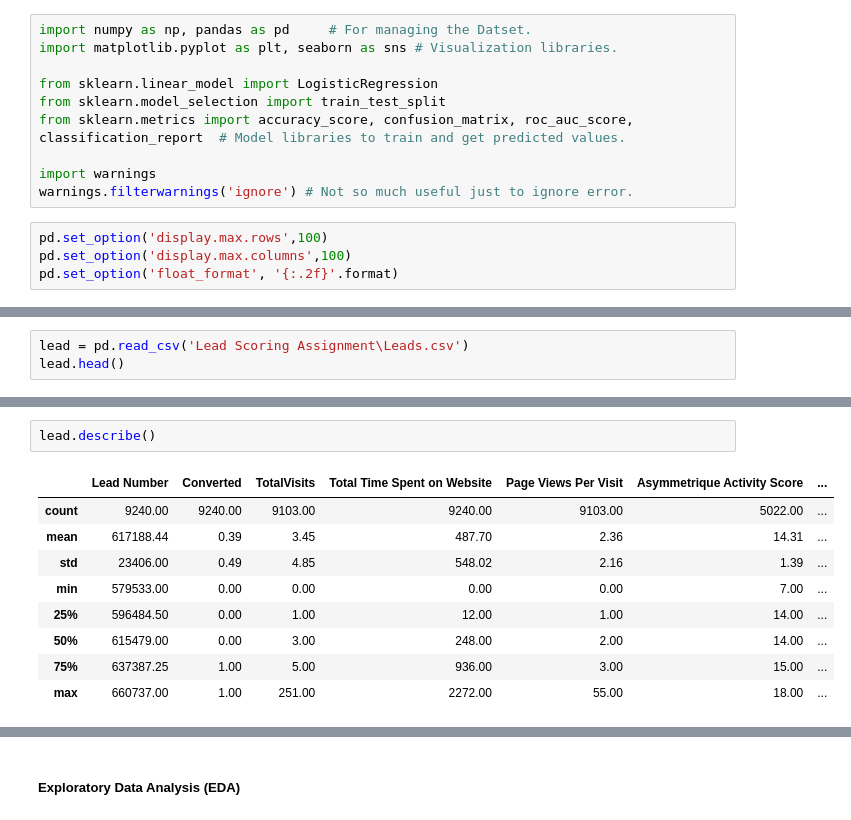
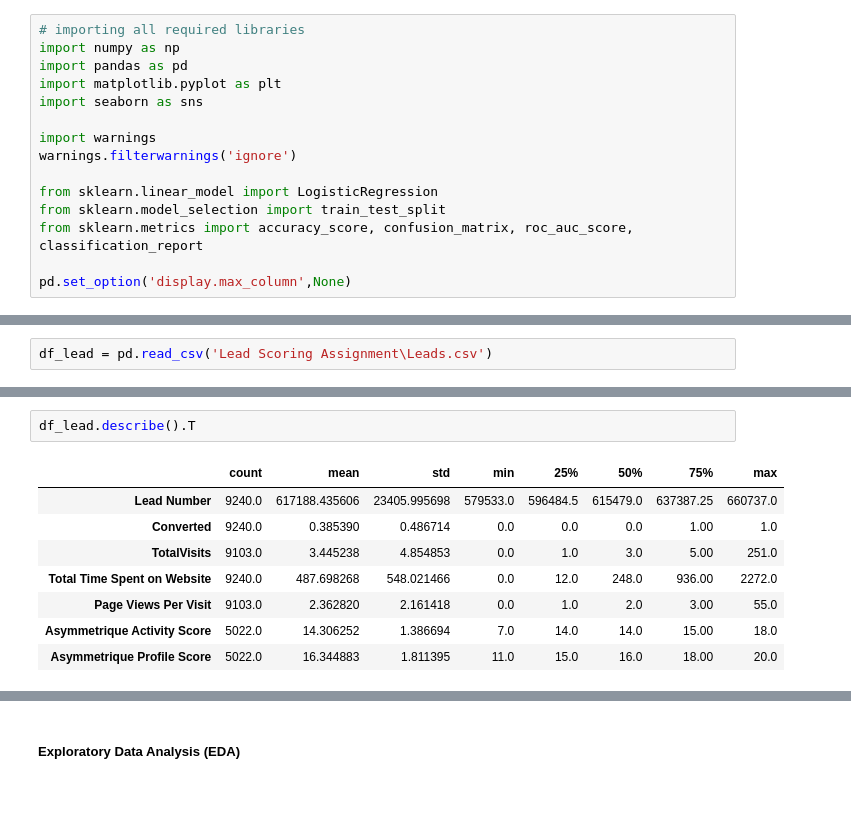
Before and after one commit to ganeshpatel01/Lead_Scoring, a Jupyter notebook: Lead_Scoring.ipynb, the cells around one changed output, grey strips where cells are left out. Saved outputs shown, nothing was run; the diff lists cells and outputs as text.

```diff
--- a/Lead_Scoring.ipynb
+++ b/Lead_Scoring.ipynb
@@ -3,15 +1,16 @@
 # %%
-import numpy as np, pandas as pd     # For managing the Datset.
-import matplotlib.pyplot as plt, seaborn as sns # Visualization libraries.
+# importing all required libraries
+import numpy as np
+import pandas as pd
+import matplotlib.pyplot as plt
+import seaborn as sns
+
+import warnings
+warnings.filterwarnings('ignore')
 
 from sklearn.linear_model import LogisticRegression
 from sklearn.model_selection import train_test_split
-from sklearn.metrics import accuracy_score, confusion_matrix, roc_auc_score, classification_report  # Model libraries to train and get predicted values.
+from sklearn.metrics import accuracy_score, confusion_matrix, roc_auc_score, classification_report
 
-import warnings
-warnings.filterwarnings('ignore') # Not so much useful just to ignore error.
+pd.set_option('display.max_column',None)
-# %%
-pd.set_option('display.max.rows',100)
-pd.set_option('display.max.columns',100)
-pd.set_option('float_format', '{:.2f}'.format)
 # %% [markdown]
@@ -19,3 +18,2 @@ pd.set_option('float_format', '{:.2f}'.format)
 # %%
-lead = pd.read_csv('Lead Scoring Assignment\Leads.csv')
-lead.head()
+df_lead = pd.read_csv('Lead Scoring Assignment\Leads.csv')
@@ -51,14 +51,13 @@ Data columns (total 37 columns):
 dtypes: float64(4), int64(3), object(30)
 memory usage: 2.6+ MB
 # %%
-lead.describe()
+df_lead.describe().T
 # %% [output]
-|  | Lead Number | Converted | TotalVisits | Total Time Spent on Website | Page Views Per Visit | Asymmetrique Activity Score | ... |
-| count | 9240.00 | 9240.00 | 9103.00 | 9240.00 | 9103.00 | 5022.00 | ... |
-| mean | 617188.44 | 0.39 | 3.45 | 487.70 | 2.36 | 14.31 | ... |
-| std | 23406.00 | 0.49 | 4.85 | 548.02 | 2.16 | 1.39 | ... |
-| min | 579533.00 | 0.00 | 0.00 | 0.00 | 0.00 | 7.00 | ... |
-| 25% | 596484.50 | 0.00 | 1.00 | 12.00 | 1.00 | 14.00 | ... |
-| 50% | 615479.00 | 0.00 | 3.00 | 248.00 | 2.00 | 14.00 | ... |
-| 75% | 637387.25 | 1.00 | 5.00 | 936.00 | 3.00 | 15.00 | ... |
-| max | 660737.00 | 1.00 | 251.00 | 2272.00 | 55.00 | 18.00 | ... |
+|  | count | mean | std | min | 25% | 50% | 75% | max |
+| Lead Number | 9240.0 | 617188.435606 | 23405.995698 | 579533.0 | 596484.5 | 615479.0 | 637387.25 | 660737.0 |
+| Converted | 9240.0 | 0.385390 | 0.486714 | 0.0 | 0.0 | 0.0 | 1.00 | 1.0 |
+| TotalVisits | 9103.0 | 3.445238 | 4.854853 | 0.0 | 1.0 | 3.0 | 5.00 | 251.0 |
+| Total Time Spent on Website | 9240.0 | 487.698268 | 548.021466 | 0.0 | 12.0 | 248.0 | 936.00 | 2272.0 |
+| Page Views Per Visit | 9103.0 | 2.362820 | 2.161418 | 0.0 | 1.0 | 2.0 | 3.00 | 55.0 |
+| Asymmetrique Activity Score | 5022.0 | 14.306252 | 1.386694 | 7.0 | 14.0 | 14.0 | 15.00 | 18.0 |
+| Asymmetrique Profile Score | 5022.0 | 16.344883 | 1.811395 | 11.0 | 15.0 | 16.0 | 18.00 | 20.0 |
```
Also changed, not shown: parts of 92 cells of this notebook.
